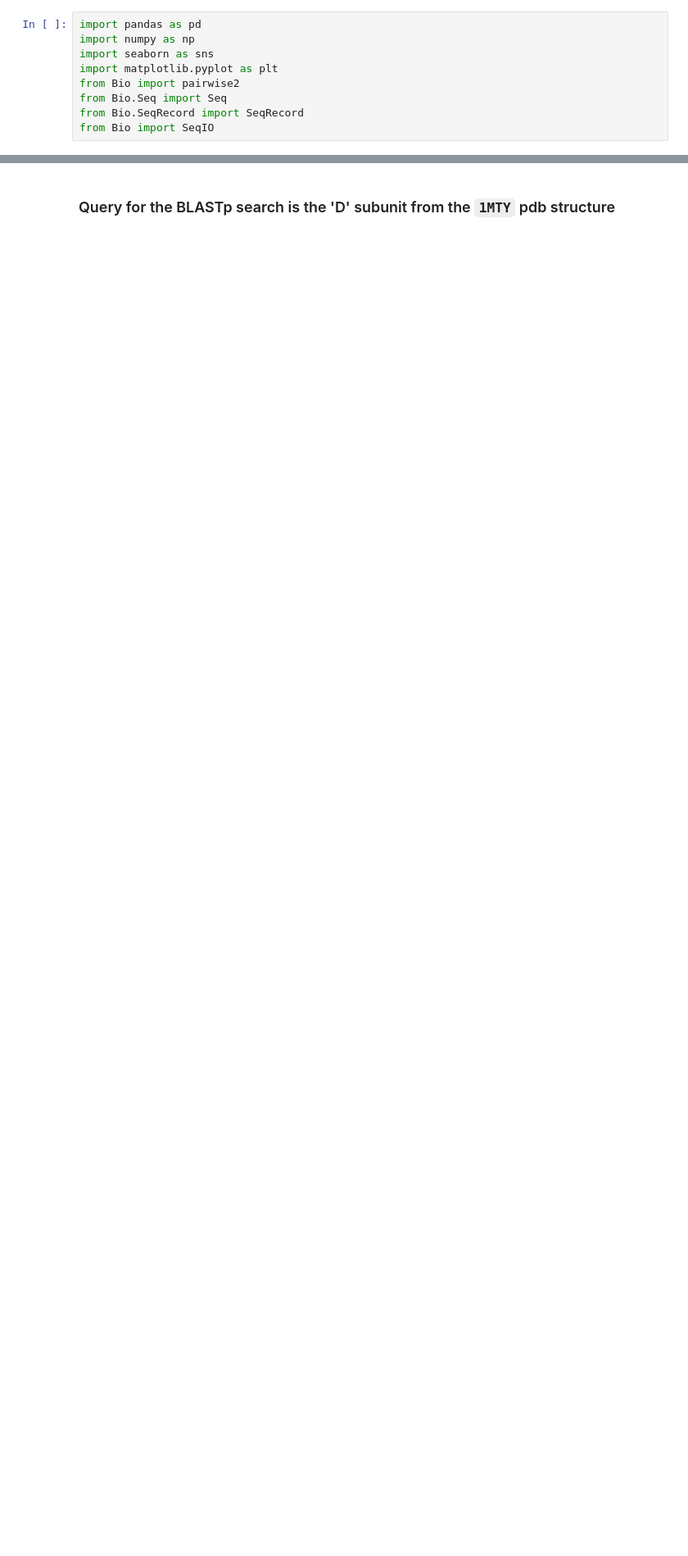
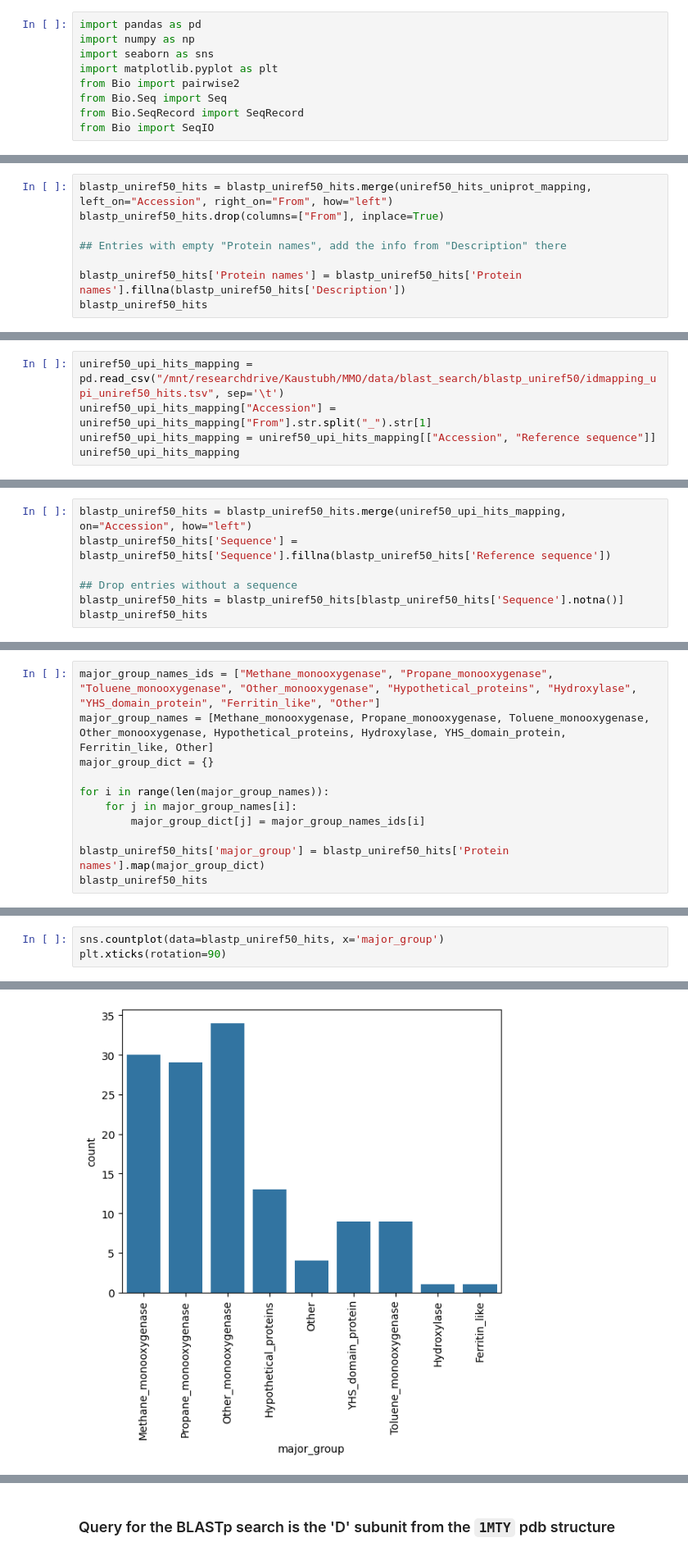
Before and after one commit to kaustubh-amritkar/MMO, a Jupyter notebook: analysis/sequence_collection.ipynb, the cells around one changed output, grey strips where cells are left out. Shown at 82% size. Drawn from its saved outputs; the diff is of its cells as text; blank space fills up the shorter version.

```diff
--- a/analysis/sequence_collection.ipynb
+++ b/analysis/sequence_collection.ipynb
@@ -9,0 +79,8 @@ from Bio import SeqIO
+# %%
+blastp_uniref50_hits = blastp_uniref50_hits.merge(uniref50_hits_uniprot_mapping, left_on="Accession", right_on="From", how="left")
+blastp_uniref50_hits.drop(columns=["From"], inplace=True)
+
+## Entries with empty "Protein names", add the info from "Description" there
+
+blastp_uniref50_hits['Protein names'] = blastp_uniref50_hits['Protein names'].fillna(blastp_uniref50_hits['Description'])
+blastp_uniref50_hits
@@ -9,0 +103,5 @@ from Bio import SeqIO
+# %%
+uniref50_upi_hits_mapping = pd.read_csv("/mnt/researchdrive/Kaustubh/MMO/data/blast_search/blastp_uniref50/idmapping_upi_uniref50_hits.tsv", sep='\t')
+uniref50_upi_hits_mapping["Accession"] = uniref50_upi_hits_mapping["From"].str.split("_").str[1]
+uniref50_upi_hits_mapping = uniref50_upi_hits_mapping[["Accession", "Reference sequence"]]
+uniref50_upi_hits_mapping
@@ -9,0 +126,7 @@ from Bio import SeqIO
+# %%
+blastp_uniref50_hits = blastp_uniref50_hits.merge(uniref50_upi_hits_mapping, on="Accession", how="left")
+blastp_uniref50_hits['Sequence'] = blastp_uniref50_hits['Sequence'].fillna(blastp_uniref50_hits['Reference sequence'])
+
+## Drop entries without a sequence
+blastp_uniref50_hits = blastp_uniref50_hits[blastp_uniref50_hits['Sequence'].notna()]
+blastp_uniref50_hits
@@ -9,0 +251,11 @@ from Bio import SeqIO
+# %%
+major_group_names_ids = ["Methane_monooxygenase", "Propane_monooxygenase", "Toluene_monooxygenase", "Other_monooxygenase", "Hypothetical_proteins", "Hydroxylase", "YHS_domain_protein", "Ferritin_like", "Other"]
+major_group_names = [Methane_monooxygenase, Propane_monooxygenase, Toluene_monooxygenase, Other_monooxygenase, Hypothetical_proteins, Hydroxylase, YHS_domain_protein, Ferritin_like, Other]
+major_group_dict = {}
+
+for i in range(len(major_group_names)):
+    for j in major_group_names[i]:
+        major_group_dict[j] = major_group_names_ids[i]
+
+blastp_uniref50_hits['major_group'] = blastp_uniref50_hits['Protein names'].map(major_group_dict)
+blastp_uniref50_hits
@@ -9,0 +276,4 @@ from Bio import SeqIO
+# %%
+sns.countplot(data=blastp_uniref50_hits, x='major_group')
+plt.xticks(rotation=90)
+# %% [output]
@@ -9,0 +290 @@ from Bio import SeqIO
+[figure, added]
```
Also changed, not shown: parts of 24 cells of this notebook.
